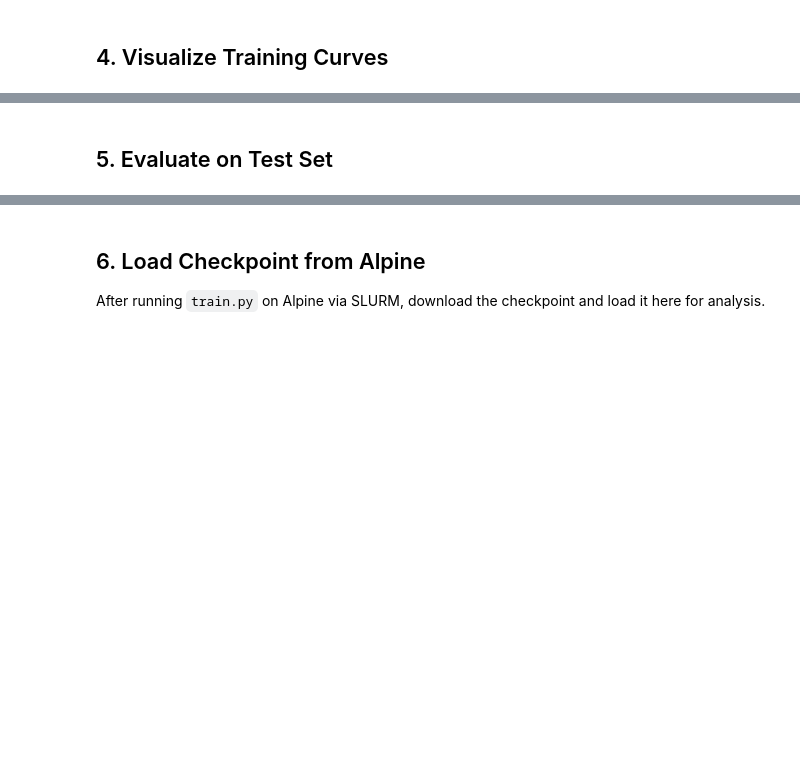
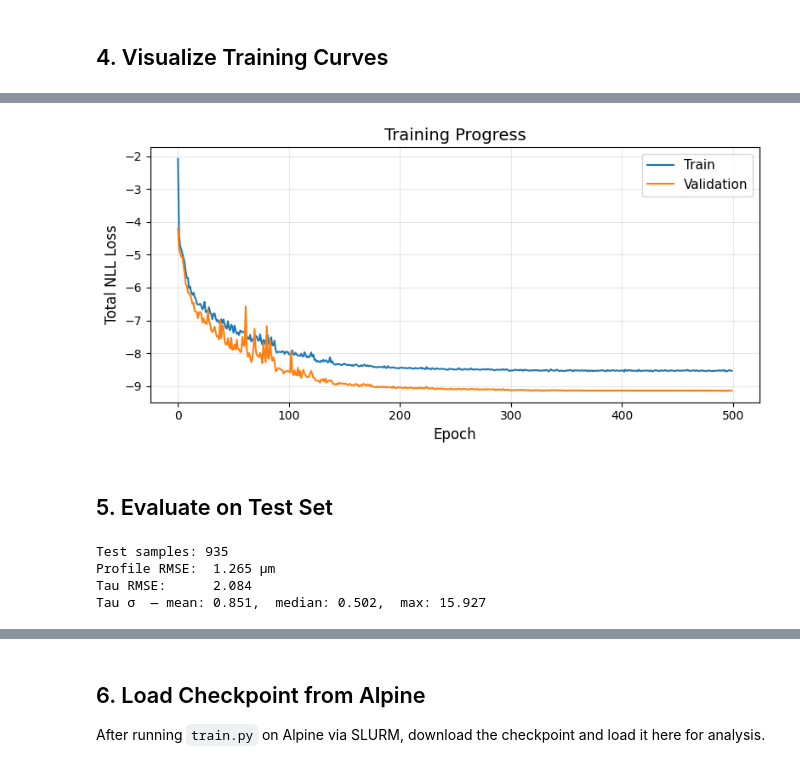
Before and after one commit to andrewjbuggee/Python-Research, a Jupyter notebook: lasp-CU-paper-3/02_training_experimentation.ipynb, the cells around one changed output, grey strips where cells are left out. Drawn from its saved outputs; the diff is of its cells as text; code cells hidden in the pictures; blank space fills up the shorter version.

Commit message:
updates to the neural network and new script for seff analysis

```diff
--- a/lasp-CU-paper-3/02_training_experimentation.ipynb
+++ b/lasp-CU-paper-3/02_training_experimentation.ipynb
@@ -247,7 +233,7 @@ scheduler = optim.lr_scheduler.ReduceLROnPlateau(
 # %% [markdown]
 ## 3. Training Loop
 # %%
-N_EPOCHS = 100   # Number of full passes through the training set.
+N_EPOCHS = 500   # Number of full passes through the training set.
                  # Each epoch the network sees every training sample once.
                  # Increase for real training runs; 100 is fine for quick experiments.
 
@@ -356,28 +418,31 @@ print(f"\nBest validation loss: {best_val_loss:.6f}")
 # %%
-# Plot the training and validation loss on a log scale.
-# Log scale is standard for loss curves because loss typically drops by orders
-# of magnitude — the detail early in training would be invisible on a linear scale.
+# Plot training and validation loss over epochs.
+#
+# The loss is Gaussian NLL, which can be negative — more negative means the
+# network is fitting the data well AND reporting appropriately small uncertainty.
+# Log scale doesn't work for negative values, so we use a linear y-axis here.
 #
 # What healthy training looks like:
-#   - Both curves decrease and then level off (converge)
+#   - Both curves decrease (become more negative) and then level off
 #   - The two curves stay close together → the model is generalizing well
 #
 # Signs of problems:
-#   - Val loss diverges upward from train loss → overfitting (network memorizing training data)
-#   - Both curves plateau early and stay high → underfitting (model too small, or bad hyperparams)
-#   - Loss decreases then suddenly spikes → learning rate was too large, or a bad batch
-#   - Jagged/noisy curves → learning rate may be too large, or batch size too small
+#   - Val loss diverges upward from train loss → overfitting
+#   - Both curves plateau early → underfitting or bad hyperparams
+#   - Loss spikes upward suddenly → learning rate too large or a bad batch
 
 fig, ax = plt.subplots(1, 1, figsize=(8, 4))
-ax.semilogy(history['train'], label='Train', linewidth=1.5)
-ax.semilogy(history['val'],   label='Validation', linewidth=1.5)
+ax.plot(history['train'], label='Train', linewidth=1.5)
+ax.plot(history['val'],   label='Validation', linewidth=1.5)
 ax.set_xlabel('Epoch', fontsize=12)
-ax.set_ylabel('Total Loss (log scale)', fontsize=12)
+ax.set_ylabel('Total NLL Loss', fontsize=12)
 ax.set_title('Training Progress', fontsize=14)
 ax.legend(fontsize=11)
 ax.grid(True, alpha=0.3)
 plt.tight_layout()
 plt.show()
+# %% [output]
+[figure, added]
 # %% [markdown]
 ## 5. Evaluate on Test Set
 # %%
@@ -394,6 +459,7 @@ all_profiles_pred = []
 all_profiles_true = []
 all_tau_pred      = []
 all_tau_true      = []
+all_tau_std       = []
 
 with torch.no_grad():
     for x, prof_true, tau_true in test_loader:
@@ -411,8 +477,9 @@ with torch.no_grad():
         prof_true_phys = (prof_true.numpy() * (config.re_max - config.re_min)
                           + config.re_min)
 
-        # Same logic for tau_c
+        # tau_c and tau_std are already in physical units (same scaling as profile)
         tau_pred_phys = output['tau_c'].squeeze(-1).cpu().numpy()
+        tau_std_phys  = output['tau_std'].squeeze(-1).cpu().numpy()
         tau_true_phys = (tau_true.numpy() * (config.tau_max - config.tau_min)
                          + config.tau_min)
 
@@ -420,19 +487,27 @@ with torch.no_grad():
         all_profiles_true.append(prof_true_phys)
         all_tau_pred.append(tau_pred_phys)
         all_tau_true.append(tau_true_phys)
+        all_tau_std.append(tau_std_phys)
 
 # np.concatenate joins all the batch arrays into one array over all test samples
 profiles_pred = np.concatenate(all_profiles_pred)   # (n_test, n_levels)
 profiles_true = np.concatenate(all_profiles_true)
 tau_pred      = np.concatenate(all_tau_pred)         # (n_test,)
 tau_true      = np.concatenate(all_tau_true)
+tau_std       = np.concatenate(all_tau_std)          # (n_test,) — 1-sigma uncertainty
 
 print(f"Test samples: {len(profiles_pred)}")
 # RMSE (root mean squared error) is in μm for profiles, dimensionless for tau.
 # Lower is better. Compare against the natural variability of the quantity
 # (e.g., if r_e varies over ~10 μm and RMSE=1 μm, that's a good retrieval).
-print(f"Profile RMSE: {np.sqrt(np.mean((profiles_pred - profiles_true)**2)):.3f} μm")
-print(f"Tau RMSE:     {np.sqrt(np.mean((tau_pred - tau_true)**2)):.3f}")
+print(f"Profile RMSE:  {np.sqrt(np.mean((profiles_pred - profiles_true)**2)):.3f} μm")
+print(f"Tau RMSE:      {np.sqrt(np.mean((tau_pred - tau_true)**2)):.3f}")
+print(f"Tau σ  — mean: {tau_std.mean():.3f},  median: {np.median(tau_std):.3f},  max: {tau_std.max():.3f}")
+# %% [output]
+Test samples: 935
+Profile RMSE:  1.265 μm
+Tau RMSE:      2.084
+Tau σ  — mean: 0.851,  median: 0.502,  max: 15.927
 # %%
 n_show = 6
 fig, axes = plt.subplots(2, 3, figsize=(14, 9))
```
Also changed, not shown: parts of 7 cells of this notebook, 4 other files.
